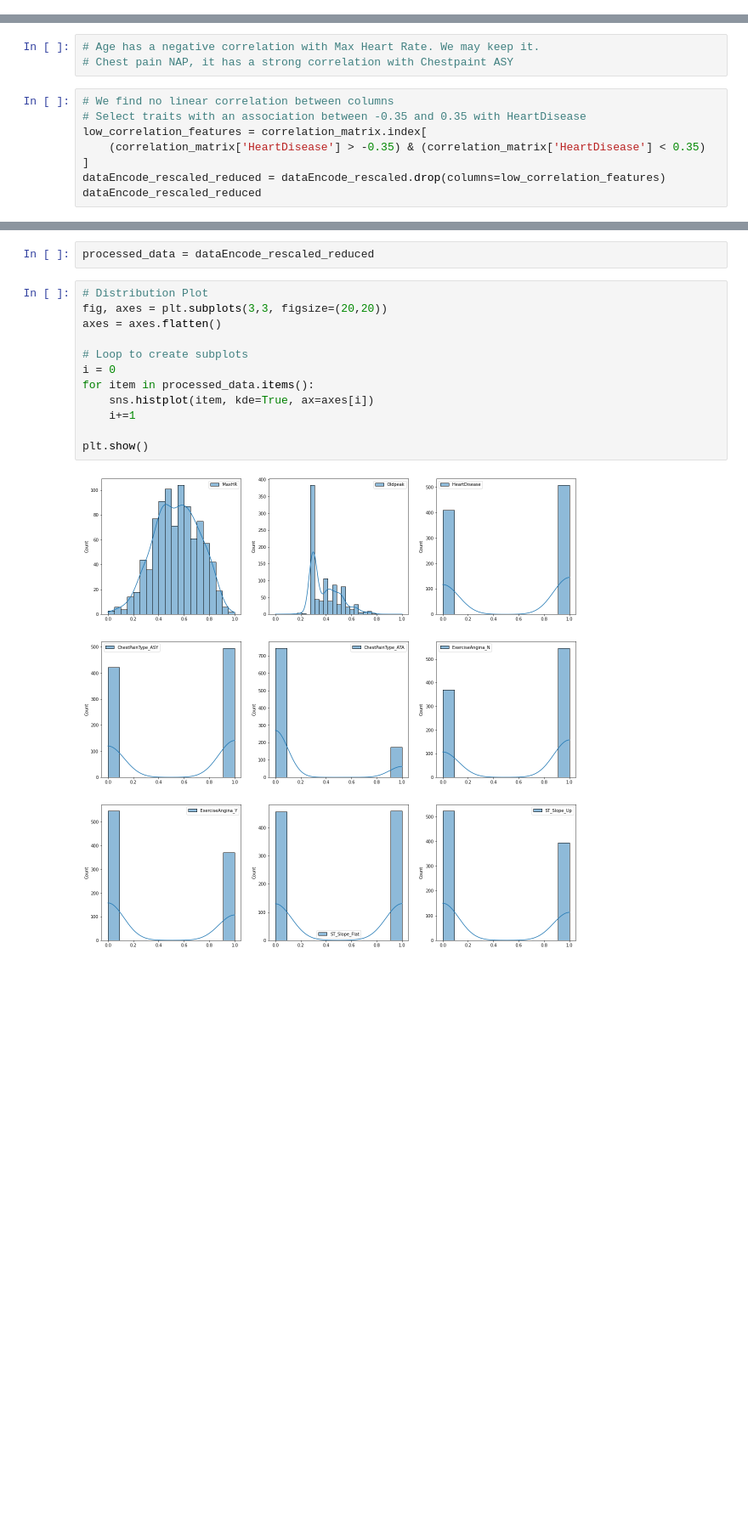
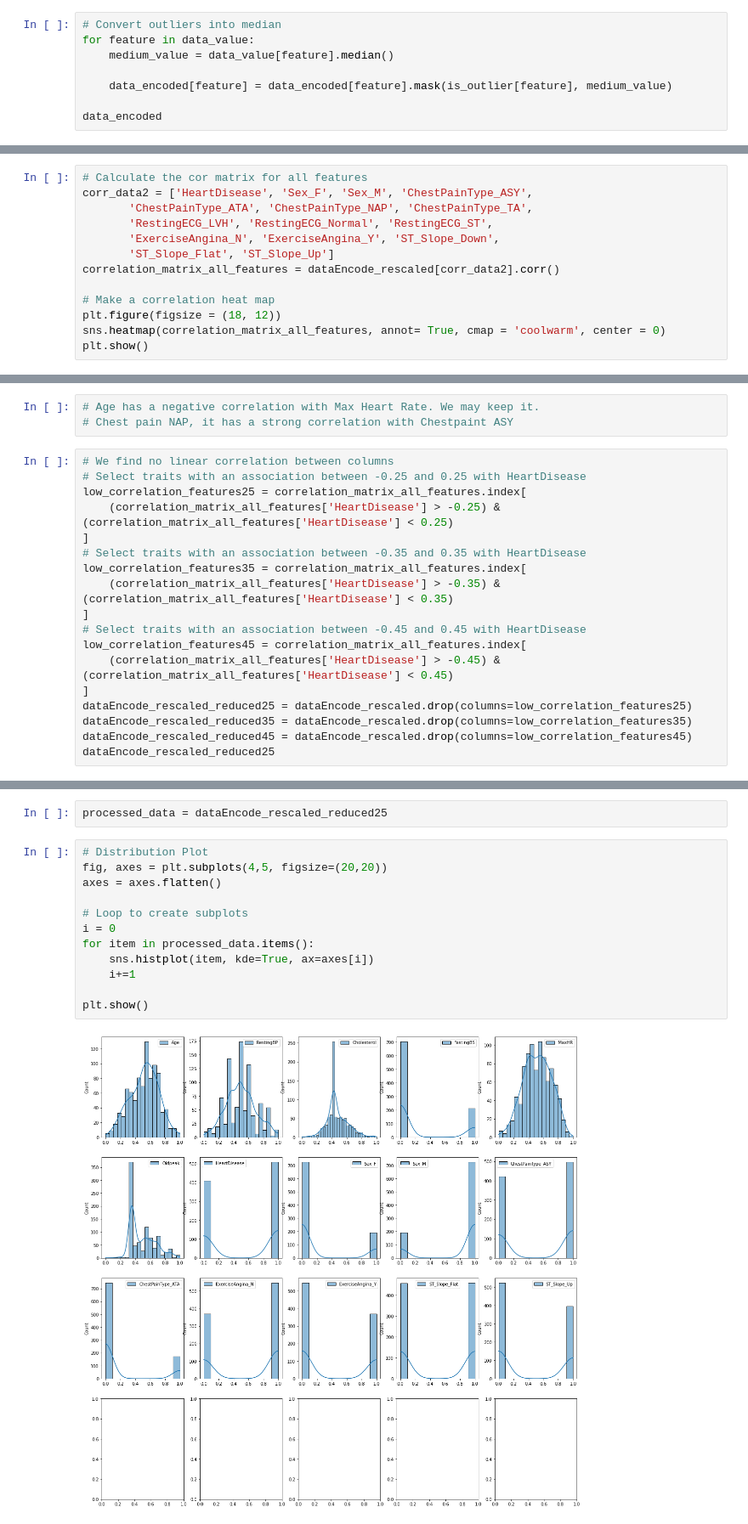
Before and after one commit to LeUmbono/ECS171-Group24-Project, a Jupyter notebook: Model/ECS171 Group 24 Project Notebook.ipynb, the cells around one changed output, grey strips where cells are left out. Shown at 85% size. Drawn from its saved outputs; the diff is of its cells as text; blank space fills up the shorter version.

```diff
--- a/Model/ECS171 Group 24 Project Notebook.ipynb
+++ b/Model/ECS171 Group 24 Project Notebook.ipynb
@@ -83,0 +159,8 @@ Index(['Age', 'RestingBP', 'Cholesterol', 'FastingBS', 'MaxHR', 'Oldpeak',
+# %%
+# Convert outliers into median
+for feature in data_value:
+    medium_value = data_value[feature].median()
+
+    data_encoded[feature] = data_encoded[feature].mask(is_outlier[feature], medium_value)
+
+data_encoded
@@ -107,0 +216,13 @@ plt.show()
+# %%
+# Calculate the cor matrix for all features
+corr_data2 = ['HeartDisease', 'Sex_F', 'Sex_M', 'ChestPainType_ASY',
+       'ChestPainType_ATA', 'ChestPainType_NAP', 'ChestPainType_TA',
+       'RestingECG_LVH', 'RestingECG_Normal', 'RestingECG_ST',
+       'ExerciseAngina_N', 'ExerciseAngina_Y', 'ST_Slope_Down',
+       'ST_Slope_Flat', 'ST_Slope_Up']
+correlation_matrix_all_features = dataEncode_rescaled[corr_data2].corr()
+
+# Make a correlation heat map
+plt.figure(figsize = (18, 12))
+sns.heatmap(correlation_matrix_all_features, annot= True, cmap = 'coolwarm', center = 0)
+plt.show()
@@ -110,10 +233,20 @@ plt.show()
 # Chest pain NAP, it has a strong correlation with Chestpaint ASY
 # %%
 # We find no linear correlation between columns
+# Select traits with an association between -0.25 and 0.25 with HeartDisease
+low_correlation_features25 = correlation_matrix_all_features.index[
+    (correlation_matrix_all_features['HeartDisease'] > -0.25) & (correlation_matrix_all_features['HeartDisease'] < 0.25)
+]
 # Select traits with an association between -0.35 and 0.35 with HeartDisease
-low_correlation_features = correlation_matrix.index[
-    (correlation_matrix['HeartDisease'] > -0.35) & (correlation_matrix['HeartDisease'] < 0.35)
+low_correlation_features35 = correlation_matrix_all_features.index[
+    (correlation_matrix_all_features['HeartDisease'] > -0.35) & (correlation_matrix_all_features['HeartDisease'] < 0.35)
 ]
-dataEncode_rescaled_reduced = dataEncode_rescaled.drop(columns=low_correlation_features)
-dataEncode_rescaled_reduced
+# Select traits with an association between -0.45 and 0.45 with HeartDisease
+low_correlation_features45 = correlation_matrix_all_features.index[
+    (correlation_matrix_all_features['HeartDisease'] > -0.45) & (correlation_matrix_all_features['HeartDisease'] < 0.45)
+]
+dataEncode_rescaled_reduced25 = dataEncode_rescaled.drop(columns=low_correlation_features25)
+dataEncode_rescaled_reduced35 = dataEncode_rescaled.drop(columns=low_correlation_features35)
+dataEncode_rescaled_reduced45 = dataEncode_rescaled.drop(columns=low_correlation_features45)
+dataEncode_rescaled_reduced25
 # %% [output]
@@ -133,16 +266,16 @@ dataEncode_rescaled_reduced
 # %%
-processed_data = dataEncode_rescaled_reduced
+processed_data = dataEncode_rescaled_reduced25
 # %%
 # Distribution Plot
-fig, axes = plt.subplots(3,3, figsize=(20,20))
+fig, axes = plt.subplots(4,5, figsize=(20,20))
 axes = axes.flatten()
 
 # Loop to create subplots
 i = 0
 for item in processed_data.items():
     sns.histplot(item, kde=True, ax=axes[i])
     i+=1
 
 plt.show()
 # %% [output]
-[figure, old version]
+[figure, new version]
```
Also changed, not shown: parts of 21 cells of this notebook.
